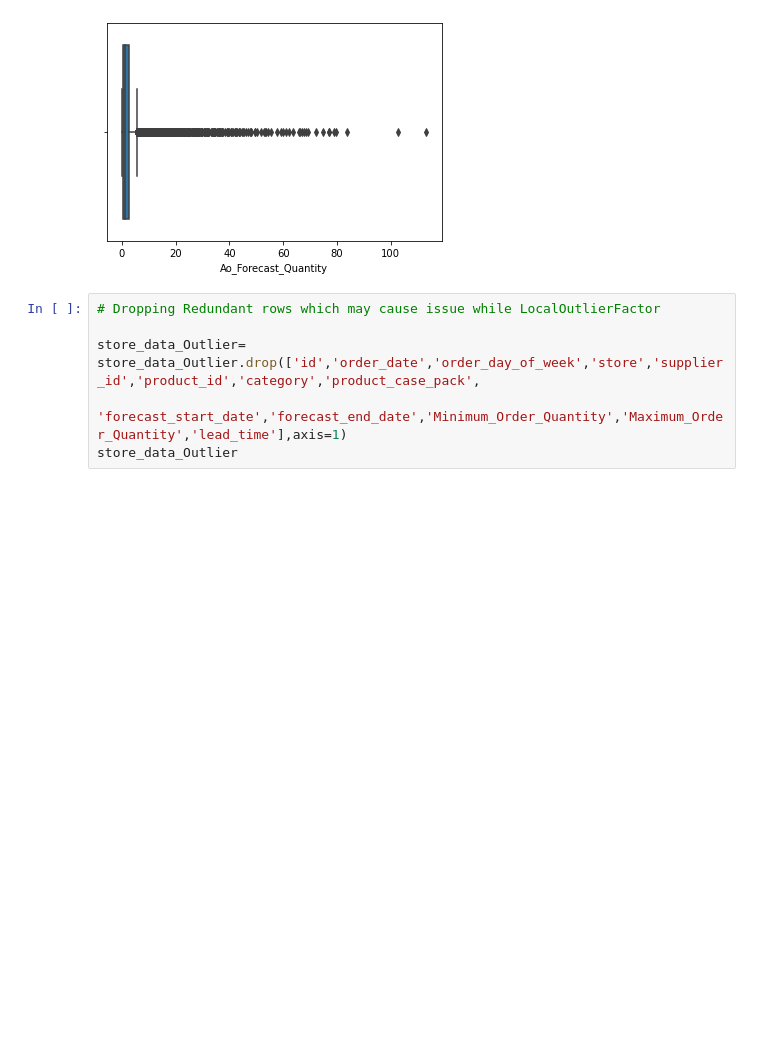
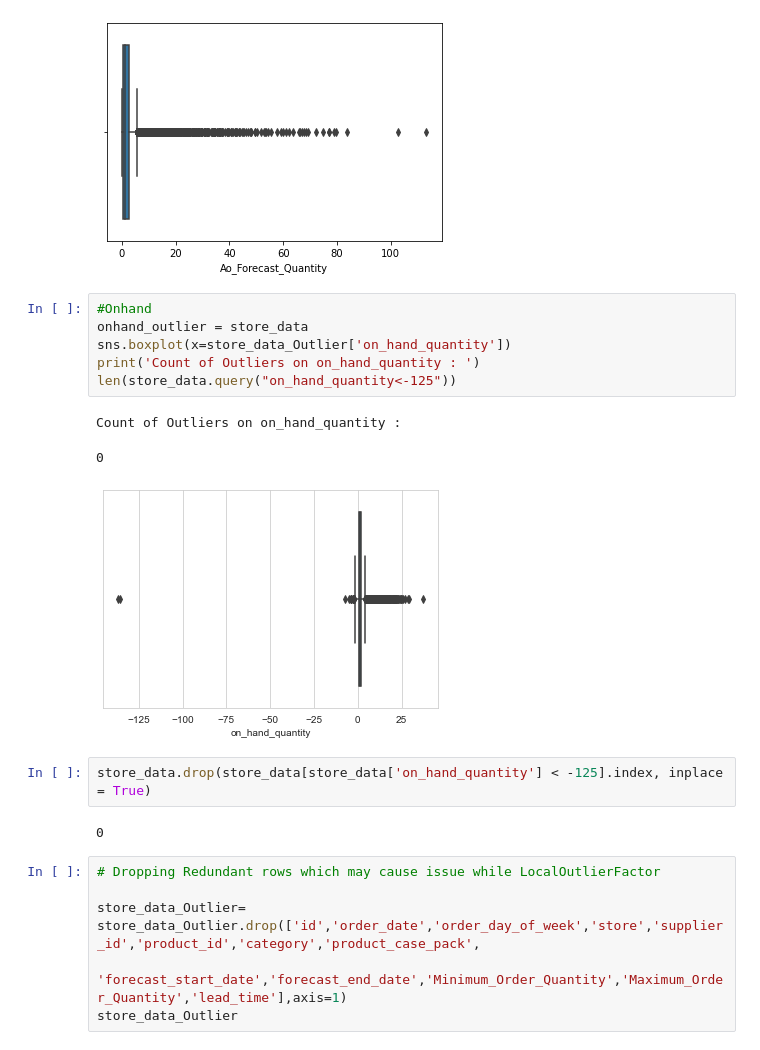
Before and after one commit to RudraRudra123/Predict_Order_Qty_Changes, a Jupyter notebook: TimeSeries_BY_Hackathon.ipynb, the cells around one changed output. Drawn from its saved outputs; the diff is of its cells as text; blank space fills up the shorter version.

Commit message:
Removed Outlier in -ve onhand and visuals

```diff
--- a/TimeSeries_BY_Hackathon.ipynb
+++ b/TimeSeries_BY_Hackathon.ipynb
@@ -203,6 +203,20 @@ sns.boxplot(x=store_data_Outlier['Ao_Forecast_Quantity'])
 # %% [output]
 <AxesSubplot:xlabel='Ao_Forecast_Quantity'>
 [figure]
+# %%
+#Onhand
+onhand_outlier = store_data
+sns.boxplot(x=store_data_Outlier['on_hand_quantity'])
+print('Count of Outliers on on_hand_quantity : ')
+len(store_data.query("on_hand_quantity<-125"))
+# %% [output]
+Count of Outliers on on_hand_quantity :
+0
+[figure, added]
+# %%
+store_data.drop(store_data[store_data['on_hand_quantity'] < -125].index, inplace = True)
+# %% [output]
+0
 # %%
 # Dropping Redundant rows which may cause issue while LocalOutlierFactor
 
```
Also changed, not shown: parts of 2 cells of this notebook.
